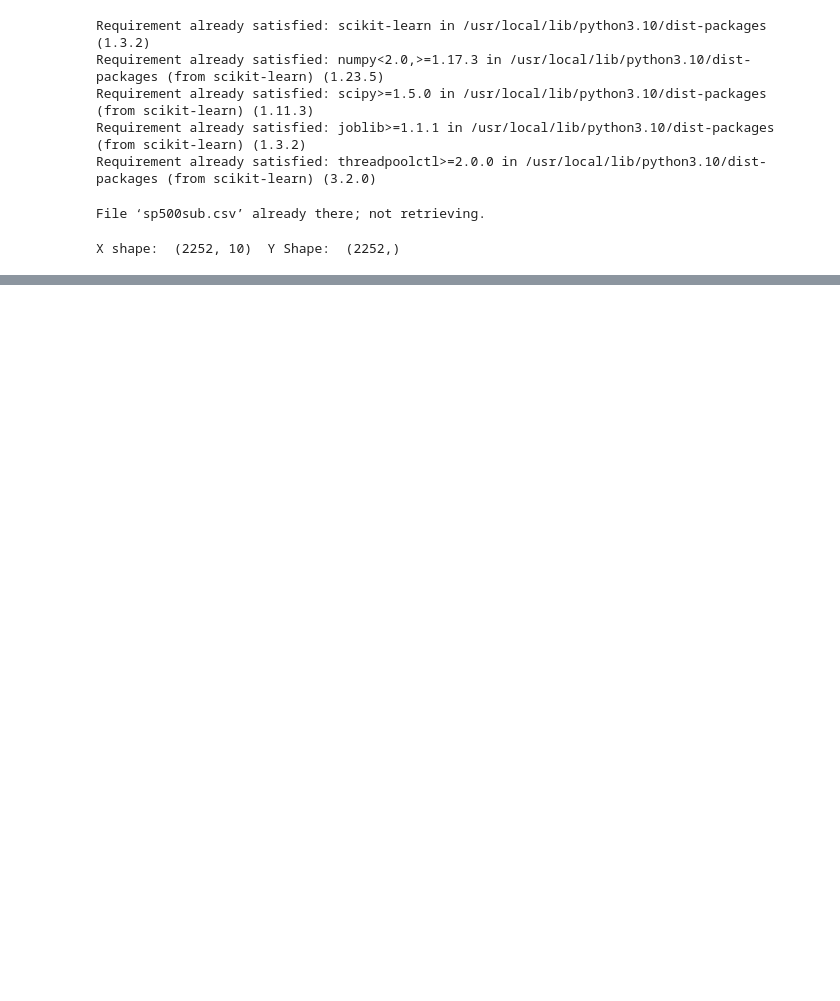
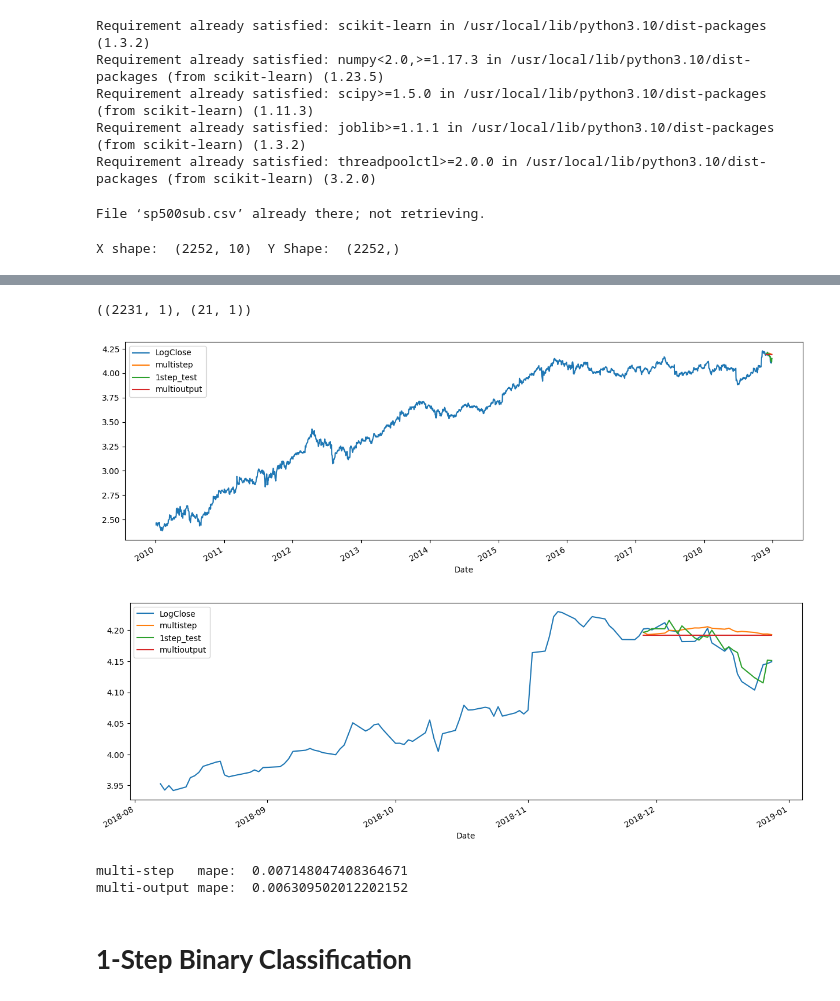
Before and after one commit to yeesem/Time-Series-Data-Analysis, a Jupyter notebook: ANN_Stock.ipynb, the cells around one changed output, grey strips where cells are left out. Cells and saved outputs as stored; diff of their text form; code cells hidden in the pictures; blank space fills up the shorter version.

```diff
--- a/ANN_Stock.ipynb
+++ b/ANN_Stock.ipynb
@@ -163,0 +288,3 @@ df.iloc[-50:][cols].plot(figsize = (15,5));
+# %%
+PTrain = model.predict(XTrain)
+PTest = model.predict(XTest)
@@ -163,0 +294,40 @@ df.iloc[-50:][cols].plot(figsize = (15,5));
+# %%
+PTrain.shape,PTest.shape
+# %% [output]
+((2231, 1), (21, 1))
+# %%
+PTrain = PTrain[:,0]
+PTest = PTest[0]
+# %%
+#Unscale the data
+PTest = scaler.inverse_transform(PTest.reshape(-1,1)).flatten()
+# %%
+df.loc[test_idx,'multioutput'] = last_train + np.cumsum(PTest)
+# %%
+cols = [
+    'LogClose',
+    'multistep',
+    '1step_test',
+    'multioutput'
+]
+df[cols].plot(figsize = (15,5))
+df.iloc[-100:][cols].plot(figsize = (15,5));
+# %% [output]
+[figure, added]
+[figure, added]
+# %%
+#MAPE
+test_log_pass = df.loc[test_idx,'LogClose']
+mape1 = mean_absolute_percentage_error(
+    test_log_pass,df.loc[test_idx,'multistep']
+)
+print('multi-step   mape: ',mape1)
+mape2 = mean_absolute_percentage_error(
+    test_log_pass,df.loc[test_idx,'multioutput']
+)
+print('multi-output mape: ',mape2)
+# %% [output]
+multi-step   mape:  0.007148047408364671
+multi-output mape:  0.006309502012202152
+# %% [markdown]
+# **1-Step Binary Classification**
```
Also changed, not shown: parts of 24 cells of this notebook.
